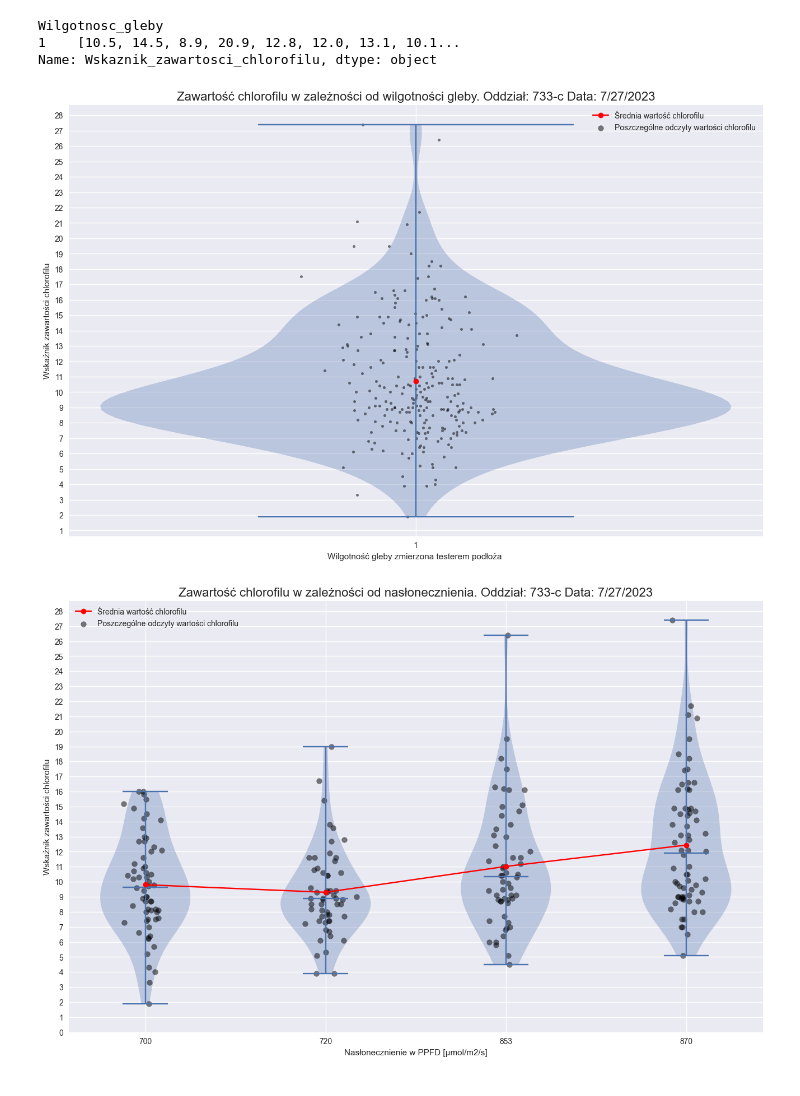
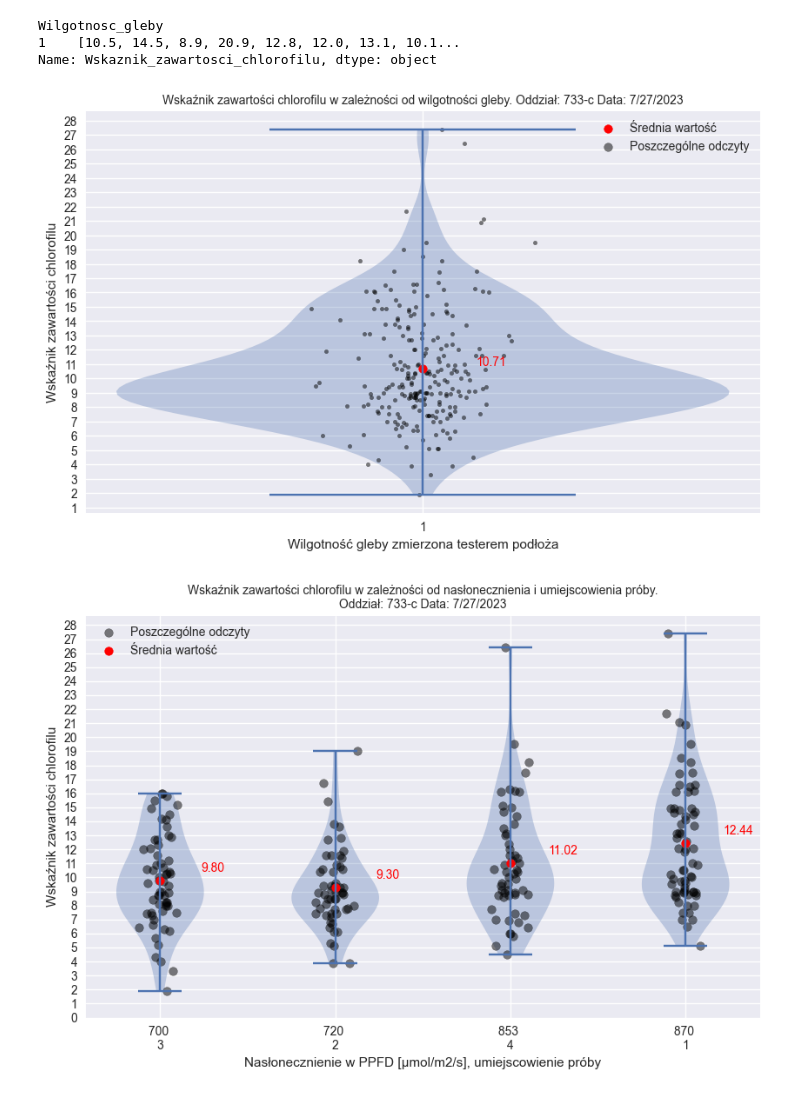
Before and after one commit to Szymon5922/badania-inz1-wykresy, a Jupyter notebook: wykresy-dodatkowa.ipynb, the cells around one changed output. Drawn from its saved outputs; the diff is of its cells as text; code cells hidden in the pictures.

```diff
--- a/wykresy-dodatkowa.ipynb
+++ b/wykresy-dodatkowa.ipynb
@@ -44,12 +55,16 @@ Wilgotnosc_gleby
 1    [10.5, 14.5, 8.9, 20.9, 12.8, 12.0, 13.1, 10.1...
 Name: Wskaznik_zawartosci_chlorofilu, dtype: object
 # %%
+import numpy as np
+import matplotlib.pyplot as plt
+
+# Twoje dane
 data_for_violin = chlorofilPerWilgotnosc.values.tolist()
 labels = chlorofilPerWilgotnosc.index.tolist()
 
 plt.style.use('seaborn')
 
-plt.figure(figsize=(16, 10))
+plt.figure(figsize=(10, 6))
 violins = plt.violinplot(data_for_violin, positions=range(1, len(data_for_violin) + 1), widths=0.9)
 
 for i, points in enumerate(data_for_violin):
@@ -58,52 +73,67 @@ for i, points in enumerate(data_for_violin):
     plt.scatter(x, y, color='black', s=10, alpha=0.5)
 
 mean_values = [np.mean(values) for values in data_for_violin]
-plt.plot(range(1, len(mean_values) + 1), mean_values, marker='o', linestyle='-', color='red', label='Średnia wartość chlorofilu')
+plt.scatter(range(1, len(mean_values) + 1), mean_values, marker='o', linestyle='-', color='red', label='Średnia wartość')
 
-plt.xlabel('Wilgotność gleby zmierzona testerem podłoża ')
+# Dodaj liczbę obok każdej kropki oznaczającej wartość średnią
+for i, mean_value in enumerate(mean_values):
+    plt.text(i + 1.1, mean_value, f'{mean_value:.2f}', ha='center', va='bottom', color='red')
+
+plt.xlabel('Wilgotność gleby zmierzona testerem podłoża')
 plt.ylabel('Wskaźnik zawartości chlorofilu')
-plt.title('Zawartość chlorofilu w zależności od wilgotności gleby. Oddział: 733-c Data: 7/27/2023',fontsize=16)
+plt.title('Wskaźnik zawartości chlorofilu w zależności od wilgotności gleby. Oddział: 733-c Data: 7/27/2023',fontsize=10)
 
 plt.xticks(range(1, len(labels) + 1), labels)
 plt.yticks([i for i in range(0, 30, 1)])
 
 plt.grid(True)
 
-plt.scatter([], [], color='black', label='Poszczególne odczyty wartości chlorofilu', alpha=0.5)
+plt.scatter([], [], color='black', label='Poszczególne odczyty', alpha=0.5)
 plt.legend()
 
 plt.show()
 # %% [output]
-[figure, old version]
+[figure, new version]
 # %%
+import numpy as np
+import matplotlib.pyplot as plt
+
 naslonecznienie_values = sorted(df_dodatkowa['Naslonecznienie'].unique())
 data = [df_dodatkowa[df_dodatkowa['Naslonecznienie'] == naslonecznienie]['Wskaznik_zawartosci_chlorofilu'].values
         for naslonecznienie in naslonecznienie_values]
 
+# Etykiety dla osi x
+additional_labels = ["\n3", "\n2", "\n4", "\n1"]
+
 plt.style.use('seaborn')
-plt.figure(figsize=(16, 10))
-violins = plt.violinplot(data, showmedians=True)
+plt.figure(figsize=(10, 6))
 
+# Rysuj wykresy wiolinowe
+violins = plt.violinplot(data)
 
-mean_values = df_dodatkowa.groupby('Naslonecznienie')['Wskaznik_zawartosci_chlorofilu'].mean()
-plt.plot(range(1, len(naslonecznienie_values) + 1), mean_values.values, marker='o', linestyle='-', color='red', label='Średnia wartość chlorofilu')
-
-
+# Rysuj kropki oznaczające poszczególne odczyty wartości chlorofilu
 for i, naslonecznienie in enumerate(naslonecznienie_values):
     values = df_dodatkowa[df_dodatkowa['Naslonecznienie'] == naslonecznienie]['Wskaznik_zawartosci_chlorofilu']
     x = np.full(len(values), i + 1) + np.random.normal(0, 0.05, len(values))
-    plt.scatter(x, values, color='black', alpha=0.5, label='Poszczególne odczyty wartości chlorofilu' if i == 1 else None)
+    plt.scatter(x, values, color='black', alpha=0.5, label='Poszczególne odczyty' if i == 1 else None)
 
+# Rysuj kropki ze średnią wartością chlorofilu
+mean_values = df_dodatkowa.groupby('Naslonecznienie')['Wskaznik_zawartosci_chlorofilu'].mean()
+plt.scatter(range(1, len(naslonecznienie_values) + 1), mean_values.values, marker='o', color='red', label='Średnia wartość')
 
-plt.xticks(range(1, len(naslonecznienie_values) + 1), naslonecznienie_values)
+# Dodaj adnotacje obok kropek oznaczających średnią wartość
+for i, mean_value in enumerate(mean_values):
+    plt.annotate(f'{mean_value:.2f}', (i + 1.3, mean_value), textcoords="offset points", xytext=(0, 5), ha='center', va='bottom', color='red')
+
+# Dodaj dodatkowe etykiety do osi x
+plt.xticks(range(1, len(naslonecznienie_values) + 1), [f"{value} {label}" for value, label in zip(naslonecznienie_values, additional_labels)])
 plt.yticks([i for i in range(0, 29, 1)])
-
-plt.xlabel('Nasłonecznienie w PPFD [µmol/m2/s]')
+plt.xlabel('Nasłonecznienie w PPFD [µmol/m2/s], umiejscowienie próby')
 plt.ylabel('Wskaźnik zawartości chlorofilu')
-plt.title('Zawartość chlorofilu w zależności od nasłonecznienia. Oddział: 733-c Data: 7/27/2023',fontsize=16)
+plt.title('Wskaźnik zawartości chlorofilu w zależności od nasłonecznienia i umiejscowienia próby.\nOddział: 733-c Data: 7/27/2023', fontsize=10)
 
 plt.legend()
 plt.grid(True)
 plt.show()
 # %% [output]
-[figure, old version]
+[figure, new version]
```
Also changed, not shown: parts of 2 cells of this notebook, 12 other files.
